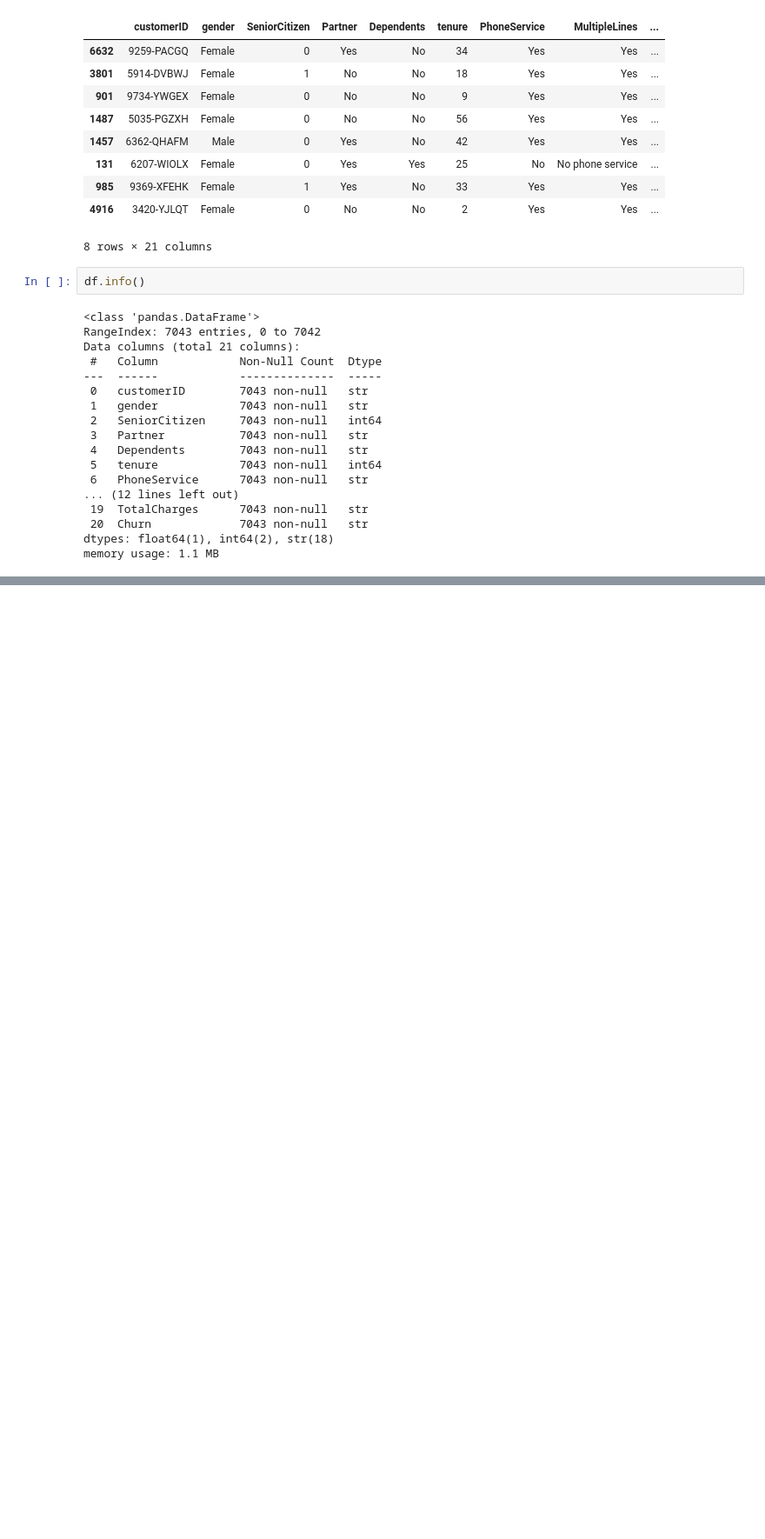
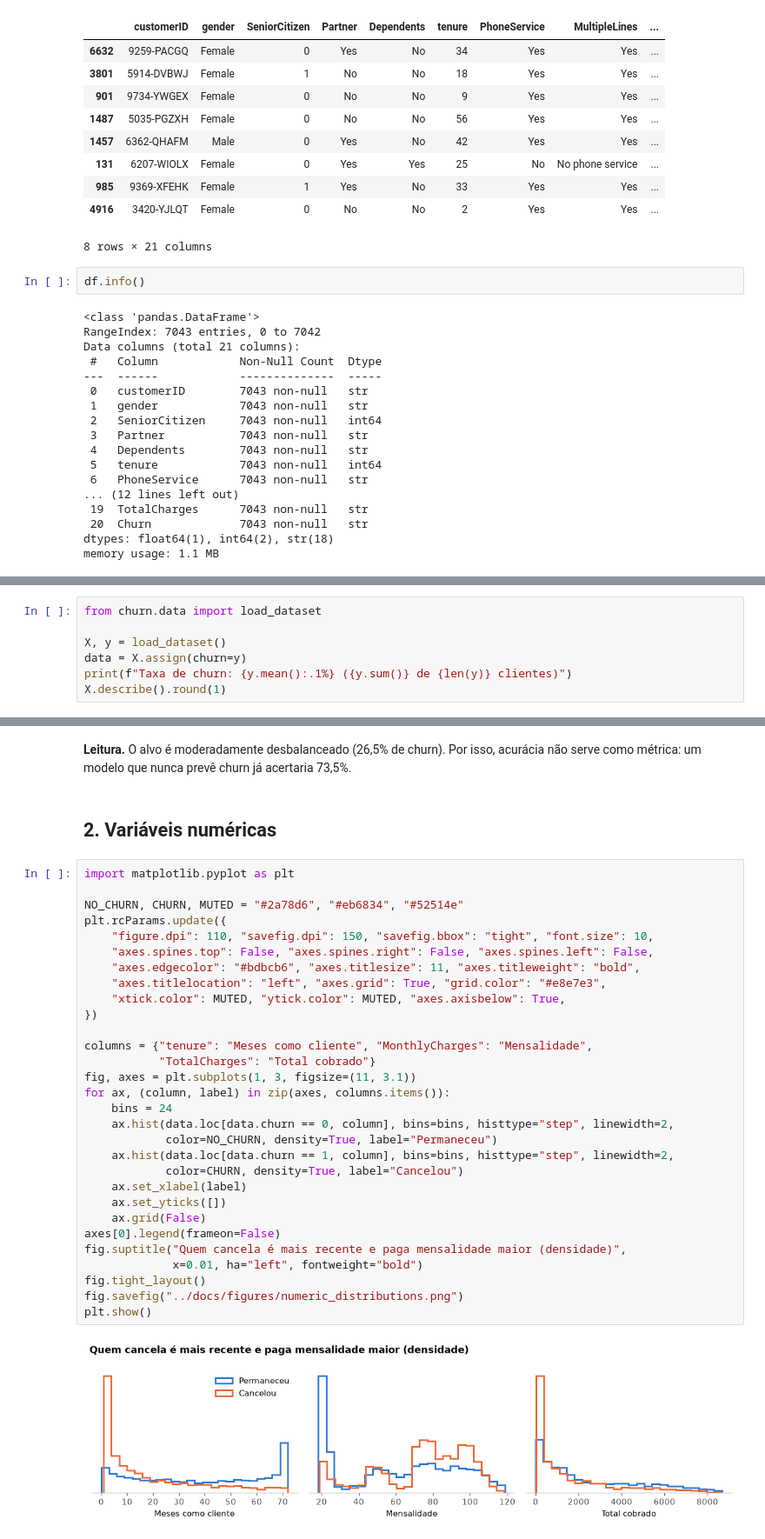
Before and after one commit to Vicrrs/pos_tech_MLE, a Jupyter notebook: fase_01/notebooks/EDA.ipynb, the cells around one changed output, grey strips where cells are left out. Shown at 87% size. Cells and saved outputs as stored; diff of their text form; blank space fills up the shorter version.

```diff
--- a/fase_01/notebooks/EDA.ipynb
+++ b/fase_01/notebooks/EDA.ipynb
@@ -52,0 +91,7 @@ memory usage: 1.1 MB
+# %%
+from churn.data import load_dataset
+
+X, y = load_dataset()
+data = X.assign(churn=y)
+print(f"Taxa de churn: {y.mean():.1%} ({y.sum()} de {len(y)} clientes)")
+X.describe().round(1)
@@ -52,0 +109,36 @@ memory usage: 1.1 MB
+# %% [markdown]
+**Leitura.** O alvo é moderadamente desbalanceado (26,5% de churn). Por isso, acurácia não serve como métrica: um modelo que nunca prevê churn já acertaria 73,5%.
+# %% [markdown]
+## 2. Variáveis numéricas
+# %%
+import matplotlib.pyplot as plt
+
+NO_CHURN, CHURN, MUTED = "#2a78d6", "#eb6834", "#52514e"
+plt.rcParams.update({
+    "figure.dpi": 110, "savefig.dpi": 150, "savefig.bbox": "tight", "font.size": 10,
+    "axes.spines.top": False, "axes.spines.right": False, "axes.spines.left": False,
+    "axes.edgecolor": "#bdbcb6", "axes.titlesize": 11, "axes.titleweight": "bold",
+    "axes.titlelocation": "left", "axes.grid": True, "grid.color": "#e8e7e3",
+    "xtick.color": MUTED, "ytick.color": MUTED, "axes.axisbelow": True,
+})
+
+columns = {"tenure": "Meses como cliente", "MonthlyCharges": "Mensalidade",
+           "TotalCharges": "Total cobrado"}
+fig, axes = plt.subplots(1, 3, figsize=(11, 3.1))
+for ax, (column, label) in zip(axes, columns.items()):
+    bins = 24
+    ax.hist(data.loc[data.churn == 0, column], bins=bins, histtype="step", linewidth=2,
+            color=NO_CHURN, density=True, label="Permaneceu")
+    ax.hist(data.loc[data.churn == 1, column], bins=bins, histtype="step", linewidth=2,
+            color=CHURN, density=True, label="Cancelou")
+    ax.set_xlabel(label)
+    ax.set_yticks([])
+    ax.grid(False)
+axes[0].legend(frameon=False)
+fig.suptitle("Quem cancela é mais recente e paga mensalidade maior (densidade)",
+             x=0.01, ha="left", fontweight="bold")
+fig.tight_layout()
+fig.savefig("../docs/figures/numeric_distributions.png")
+plt.show()
+# %% [output]
+[figure, added]
```
Also changed, not shown: parts of 28 cells of this notebook, 3 other files.
